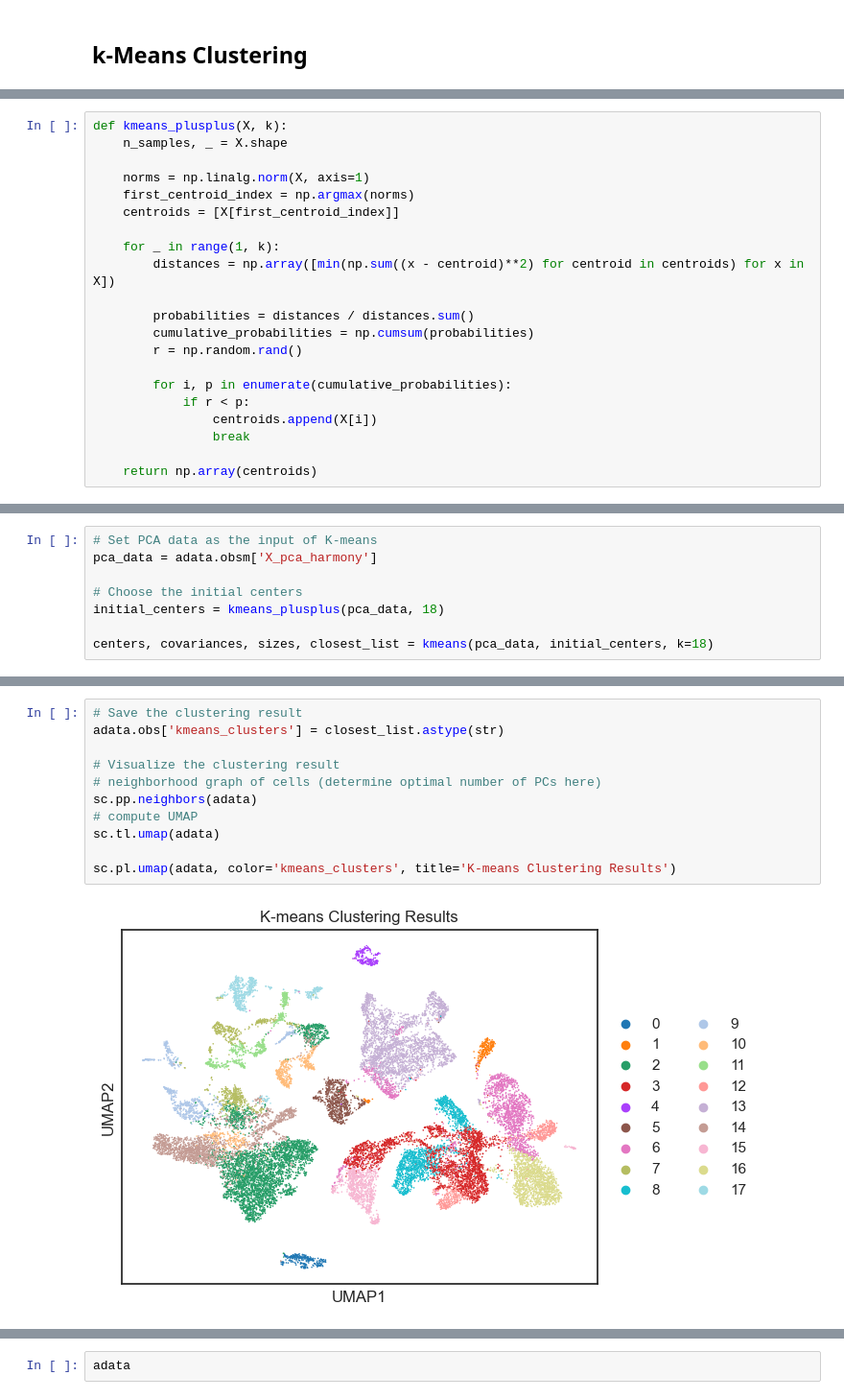
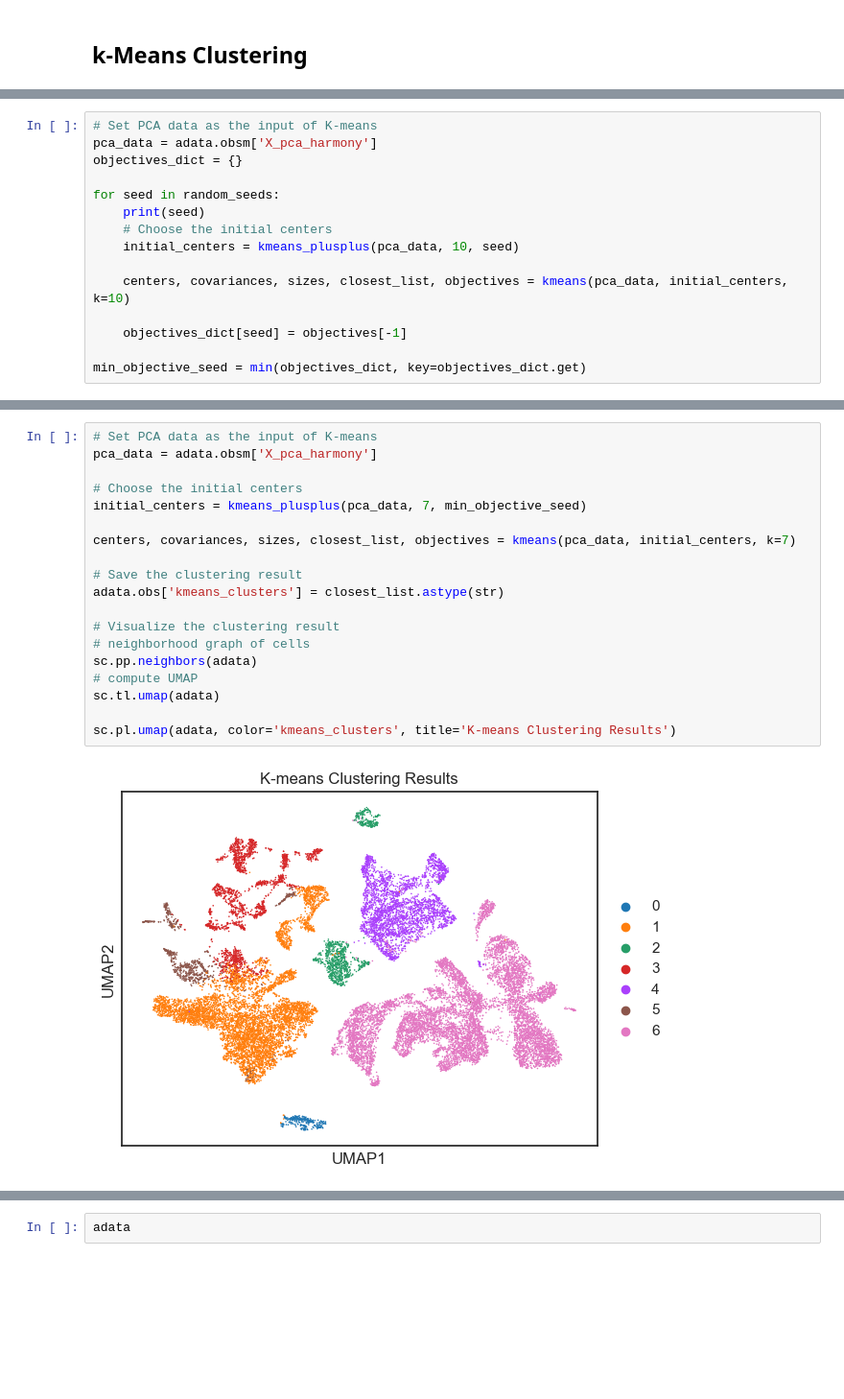
Before and after one commit to PolyPolyQ/scRNA-seq_ML, a Jupyter notebook: notebooks/baseline_random.ipynb, the cells around one changed output, grey strips where cells are left out. Shown at 96% size. Cells and saved outputs as stored; diff of their text form; blank space fills up the shorter version.

Commit message:
Update baseline_random

```diff
--- a/notebooks/Grouped_adata.ipynb
+++ b/notebooks/baseline_random.ipynb
@@ -433,23 +457,2 @@ def kmeans_plusplus(X, k):
 
     return np.array(centroids)
-# %%
-def kmeans_plusplus(X, k):
-    n_samples, _ = X.shape
-
-    norms = np.linalg.norm(X, axis=1)
-    first_centroid_index = np.argmax(norms)
-    centroids = [X[first_centroid_index]]
-
-    for _ in range(1, k):
-        distances = np.array([min(np.sum((x - centroid)**2) for centroid in centroids) for x in X])
-
-        probabilities = distances / distances.sum()
-        cumulative_probabilities = np.cumsum(probabilities)
-        r = np.random.rand()
-
-        for i, p in enumerate(cumulative_probabilities):
-            if r < p:
-                centroids.append(X[i])
-                break
-
-    return np.array(centroids)
@@ -456,8 +467,15 @@ def kmeans_plusplus(X, k):
 # %%
 # Set PCA data as the input of K-means
 pca_data = adata.obsm['X_pca_harmony']
+objectives_dict = {}
 
-# Choose the initial centers
-initial_centers = kmeans_plusplus(pca_data, 18)
+for seed in random_seeds:
+    print(seed)
+    # Choose the initial centers
+    initial_centers = kmeans_plusplus(pca_data, 10, seed)
 
-centers, covariances, sizes, closest_list = kmeans(pca_data, initial_centers, k=18)
+    centers, covariances, sizes, closest_list, objectives = kmeans(pca_data, initial_centers, k=10)
+
+    objectives_dict[seed] = objectives[-1]
+
+min_objective_seed = min(objectives_dict, key=objectives_dict.get)
@@ -464,13 +565,21 @@ centers, covariances, sizes, closest_list = kmeans(pca_data, initial_centers, k=
 # %%
+# Set PCA data as the input of K-means
+pca_data = adata.obsm['X_pca_harmony']
+
+# Choose the initial centers
+initial_centers = kmeans_plusplus(pca_data, 7, min_objective_seed)
+
+centers, covariances, sizes, closest_list, objectives = kmeans(pca_data, initial_centers, k=7)
+
 # Save the clustering result
 adata.obs['kmeans_clusters'] = closest_list.astype(str)
 
 # Visualize the clustering result
-# neighborhood graph of cells (determine optimal number of PCs here)
+# neighborhood graph of cells
 sc.pp.neighbors(adata)
 # compute UMAP
 sc.tl.umap(adata)
 
 sc.pl.umap(adata, color='kmeans_clusters', title='K-means Clustering Results')
 # %% [output]
-[figure, old version]
+[figure, new version]
```
Also changed, not shown: parts of 19 cells of this notebook.
